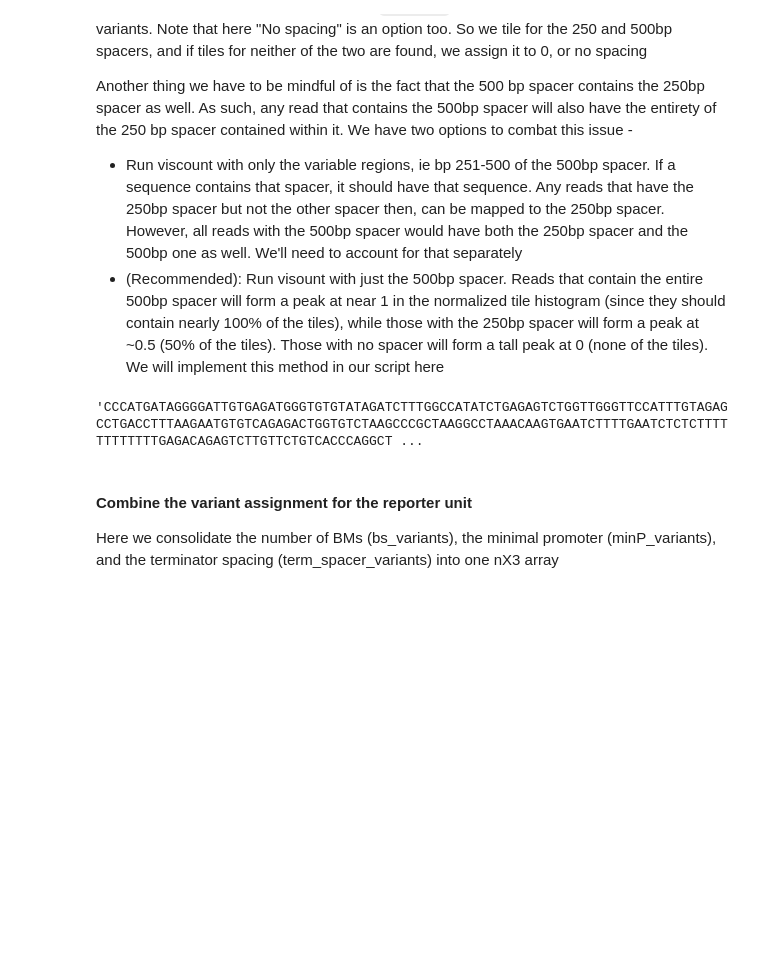
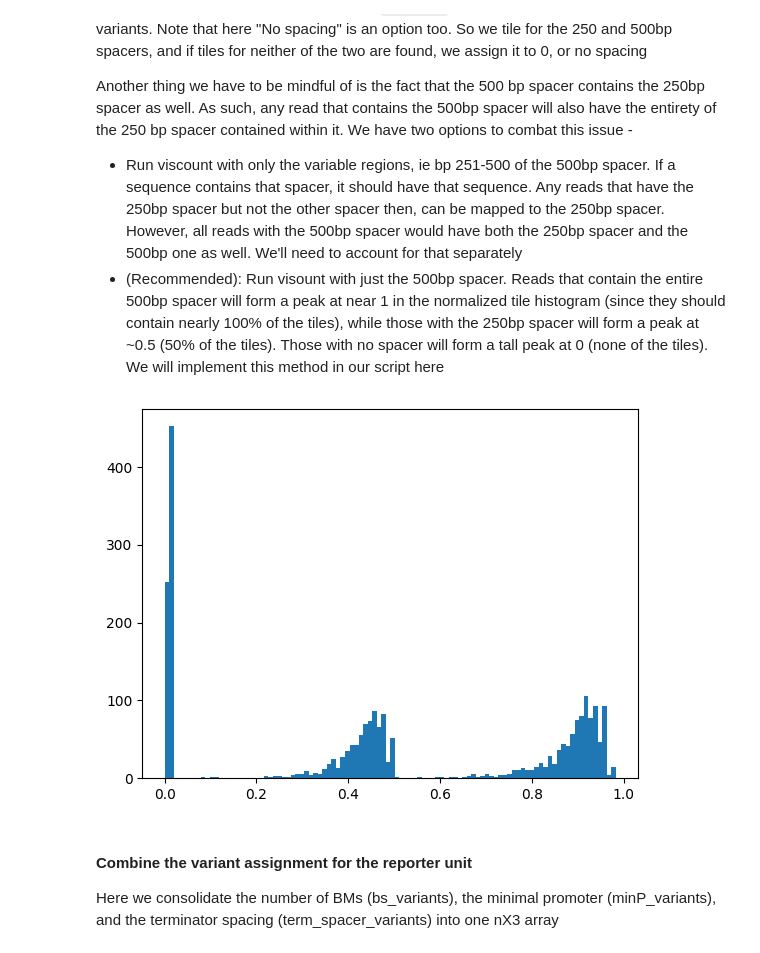
Before and after one commit to cbashorlab/WIMPY, a Jupyter notebook: wimpy_python/example_script_python.ipynb, the cells around one changed output. Cells and saved outputs as stored; diff of their text form; code cells hidden in the pictures; blank space fills up the shorter version.

```diff
--- a/wimpy_python/example_script_python.ipynb
+++ b/wimpy_python/example_script_python.ipynb
@@ -185,16 +185,19 @@ Assign the terminator spacer variants with `viscount`, similar to assigning mini
 Another thing we have to be mindful of is the fact that the 500 bp spacer contains the 250bp spacer as well. As such, any read that contains the 500bp spacer will also have the entirety of the 250 bp spacer contained within it. We have two options to combat this issue -
 - Run viscount with only the variable regions, ie bp 251-500 of the 500bp spacer. If a sequence contains that spacer, it should have that sequence. Any reads that have the 250bp spacer but not the other spacer then, can be mapped to the 250bp spacer. However, all reads with the 500bp spacer would have both the 250bp spacer and the 500bp one as well. We'll need to account for that separately
 - (Recommended): Run visount with just the 500bp spacer. Reads that contain the entire 500bp spacer will form a peak at near 1 in the normalized tile histogram (since they should contain nearly 100% of the tiles), while those with the 250bp spacer will form a peak at ~0.5 (50% of the tiles). Those with no spacer will form a tall peak at 0 (none of the tiles). We will implement this method in our script here
-# %%
-term_spacer_counts, _ = wp.viscount(t_regions, spacers_100k[1], 0.2, return_confusion_matrix=False, verbose=True)
-#Size doesn't match expectations. (2444, 504) instead of (2444, 1) :(
-
-#term_spacer_variants = np.ones()
-#term_spacer_variants = np.argmax(term_spacer_counts, axis=1) + 1
-#Any reads where none of the columns had at least 20% of reference tiles belongs to "no spacer", or 0
-#term_spacer_variants[np.all(term_spacer_counts < 20, axis =1)] = 0
-# %% [output]
-'CCCATGATAGGGGATTGTGAGATGGGTGTGTATAGATCTTTGGCCATATCTGAGAGTCTGGTTGGGTTCCATTTGTAGAGCCTGACCTTTAAGAATGTGTCAGAGACTGGTGTCTAAGCCCGCTAAGGCCTAAACAAGTGAATCTTTTGAATCTCTCTTTTTTTTTTTTGAGACAGAGTCTTGTTCTGTCACCCAGGCT ...
+# %%
+term_spacer_norm, _ = wp.viscount(t_regions, spacers_100k[1:2], 0.2, return_confusion_matrix=False, verbose=True)
+
+#Visualize output (normalized tiles)
+plt.hist(term_spacer_norm, bins=100)
+
+#As expected, there's a peak at 0, a peak near 0.5, and a final one near 1.
+#Let's make assignments based on that
+term_spacer_variants = np.zeros(term_spacer_norm.size)
+term_spacer_variants[((term_spacer_norm > 0.2) & (term_spacer_norm < 0.52))[:, 0]] = 1
+term_spacer_variants[((term_spacer_norm > 0.52))[:, 0]] = 2
+# %% [output]
+[figure, added]
 # %% [markdown]
 #### Combine the variant assignment for the reporter unit
 
```
Also changed, not shown: parts of 17 cells of this notebook, 3 other files.
